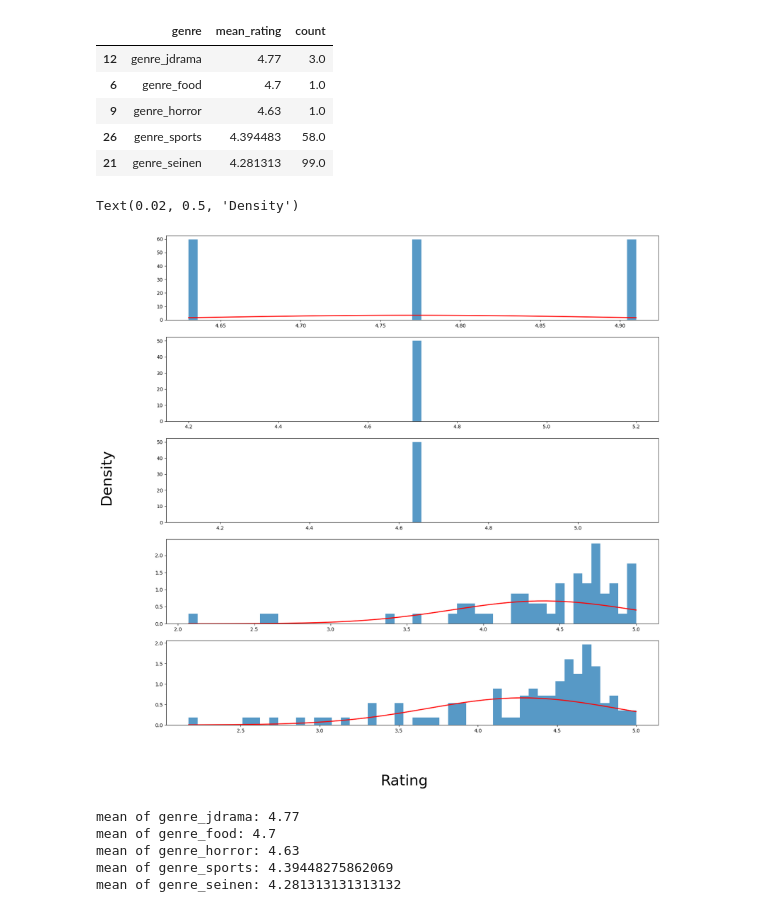
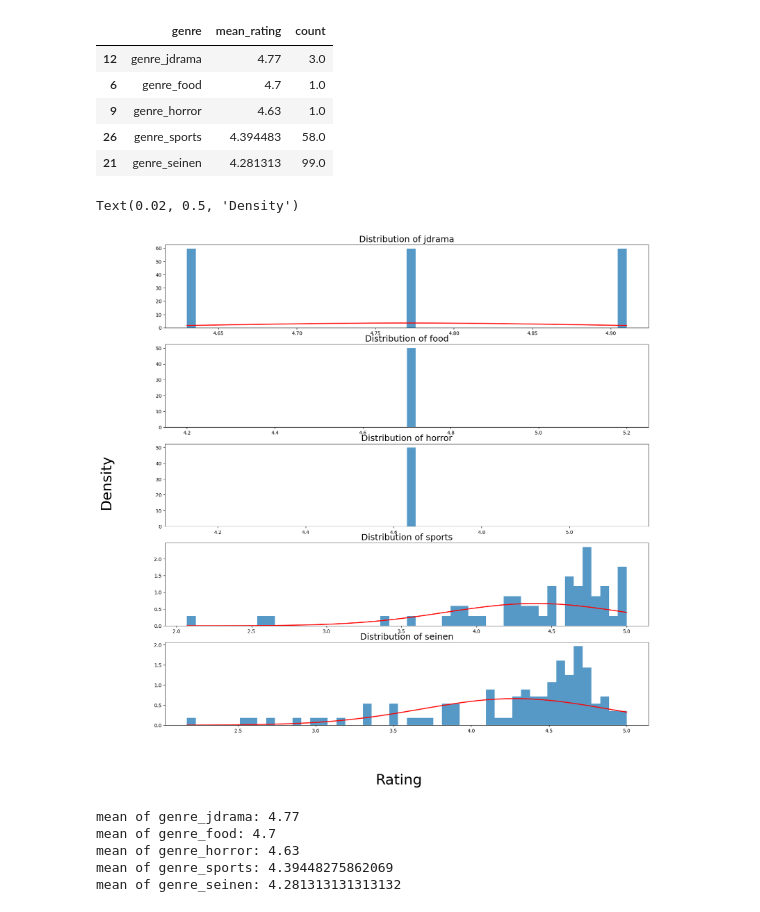
Before and after one commit to rmontehe/crunchyroll-data-analysis, a Jupyter notebook: crunchyroll-analysis.ipynb, the cells around one changed output. Drawn from its saved outputs; the diff is of its cells as text; code cells hidden in the pictures.

Commit message:
start editing anime.csv
- update up to 702 rows of titles.
- add to for loop to label the genres of the histograms

```diff
--- a/crunchyroll-analysis.ipynb
+++ b/crunchyroll-analysis.ipynb
@@ -59,34 +59,35 @@ index = [12, 6, 9, 26, 21]
 
 fig = plt.figure(figsize = (18,18))
 
 for i in range(5):
 
     ### initialize variables for sake of readability
     idx = index[i]
     genre = genres[idx]
     string = genre.replace('genre_','')
 
     ### convert data from a dataframe to an numpy ndarray
     data = anime_data.loc[anime_data[genre] == 1, 'rate'].to_numpy()
 
     ### create a subplot based on loop iteration
     plt.subplot(5,1,i+1)
 
     ### plot the histogram with density
     n, bins, patches = plt.hist(data, bins=50, density=True, alpha=0.75)
 
     ### calculate the density function
     density = (1 / (np.std(data) * np.sqrt(2 * np.pi))) * np.exp(-0.5 * ((bins - np.mean(data)) / np.std(data))**2)
 
     ### plot the density function on top of the histogram
     plt.plot(bins, density, linewidth=2, color='r')
+    plt.title(f"Distribution of {string}", fontsize = 18)
 
 
 fig.supxlabel("Rating", fontsize = 30)
 fig.supylabel("Density", fontsize = 30)
 # %% [output]
 Text(0.02, 0.5, 'Density')
-[figure, old version]
+[figure, new version]
 # %%
 index = [12, 6, 9, 26, 21]
 
```
Also changed, not shown: parts of 8 cells of this notebook, 1 other file.
